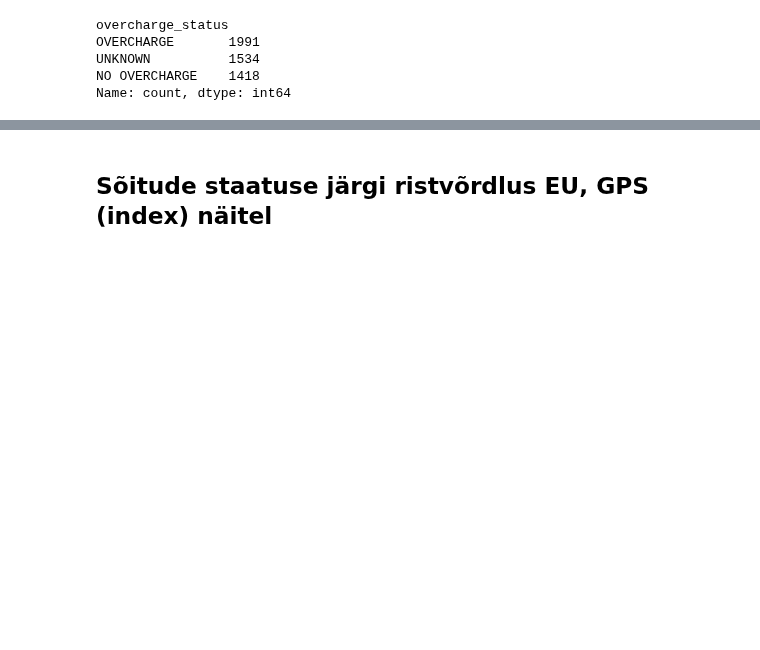
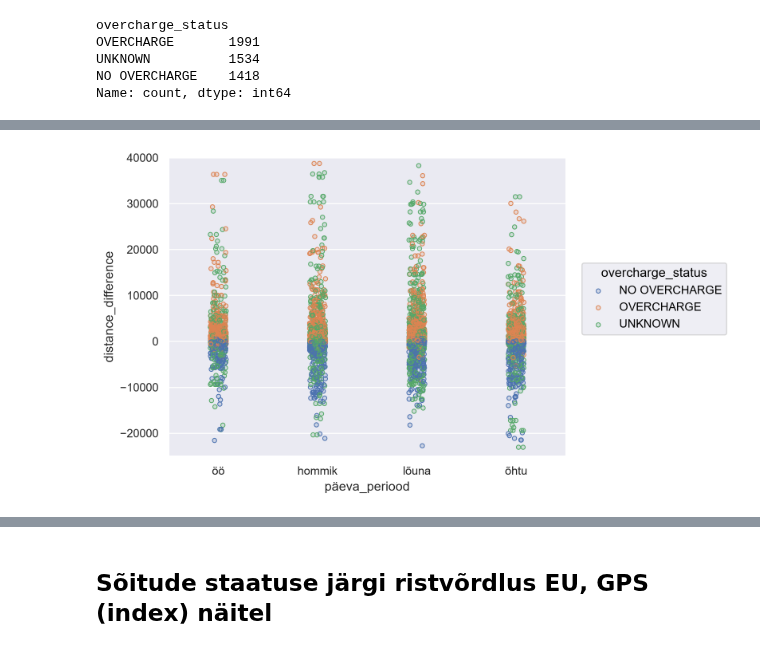
Before and after one commit to liisnormak/bolt, a Jupyter notebook: grupitoo(parandus_22.09.2026).ipynb, the cells around one changed output, grey strips where cells are left out. Saved outputs shown, nothing was run; the diff lists cells and outputs as text; code cells hidden in the pictures; blank space fills up the shorter version.

```diff
--- a/grupitoo(parandus_22.09.2026).ipynb
+++ b/grupitoo(parandus_22.09.2026).ipynb
@@ -438,0 +387,13 @@ pd.crosstab(
+# %%
+(
+    so.Plot(
+        bolt_test,
+        x="päeva_periood",
+         y="distance_difference",
+        color="overcharge_status"
+    )
+    .add(so.Dots(), so.Jitter())
+    .limit(y=(-25000, 40000))
+)
+# %% [output]
+[figure, added]
```
Also changed, not shown: parts of 204 cells of this notebook.
